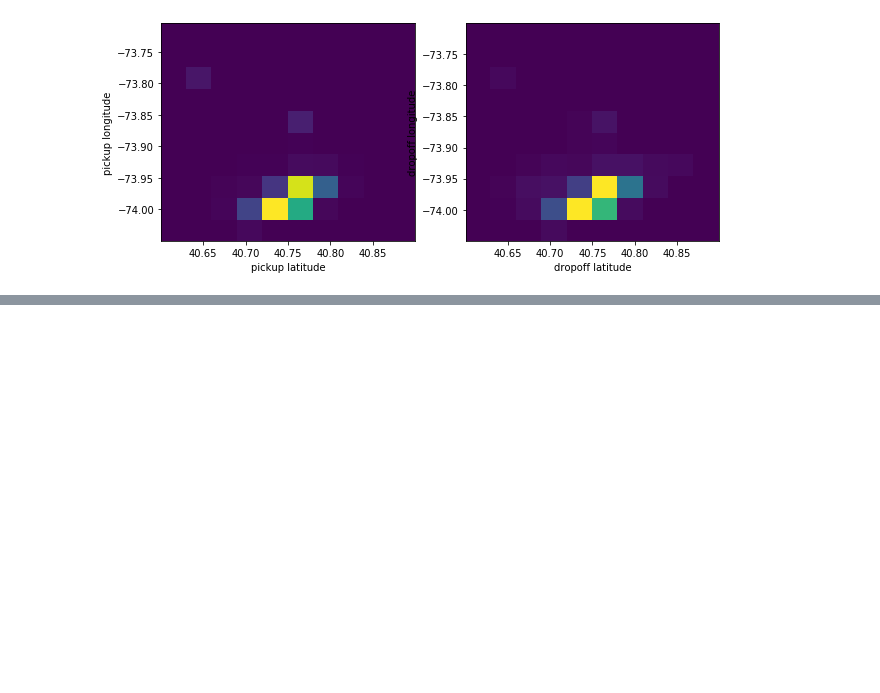
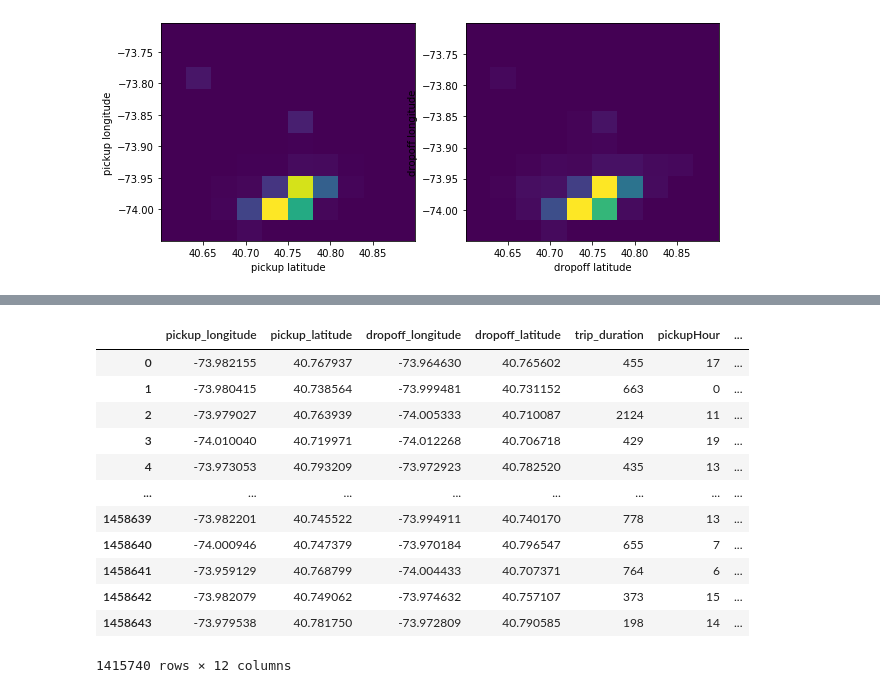
Before and after one commit to aemi-dev/td_taxidriver, a Jupyter notebook: precisePrediction.ipynb, the cells around one changed output, grey strips where cells are left out. Cells and saved outputs as stored; diff of their text form; code cells hidden in the pictures; blank space fills up the shorter version.

```diff
--- a/precisePrediction.ipynb
+++ b/precisePrediction.ipynb
@@ -285,3 +328,19 @@ See the caveats in the documentation: https://pandas.pydata.org/pandas-docs/stab
+# %%
+dfGood
+# %% [output]
+|  | pickup_longitude | pickup_latitude | dropoff_longitude | dropoff_latitude | trip_duration | pickupHour | ... |
+| 0 | -73.982155 | 40.767937 | -73.964630 | 40.765602 | 455 | 17 | ... |
+| 1 | -73.980415 | 40.738564 | -73.999481 | 40.731152 | 663 | 0 | ... |
+| 2 | -73.979027 | 40.763939 | -74.005333 | 40.710087 | 2124 | 11 | ... |
+| 3 | -74.010040 | 40.719971 | -74.012268 | 40.706718 | 429 | 19 | ... |
+| 4 | -73.973053 | 40.793209 | -73.972923 | 40.782520 | 435 | 13 | ... |
+| ... | ... | ... | ... | ... | ... | ... | ... |
+| 1458639 | -73.982201 | 40.745522 | -73.994911 | 40.740170 | 778 | 13 | ... |
+| 1458640 | -74.000946 | 40.747379 | -73.970184 | 40.796547 | 655 | 7 | ... |
+| 1458641 | -73.959129 | 40.768799 | -74.004433 | 40.707371 | 764 | 6 | ... |
+| 1458642 | -73.982079 | 40.749062 | -73.974632 | 40.757107 | 373 | 15 | ... |
+| 1458643 | -73.979538 | 40.781750 | -73.972809 | 40.790585 | 198 | 14 | ... |
+1415740 rows × 12 columns
 # %%
 # Maintenant que l'on a des données exploitable, on va pouvoir commencer l'entraînement (et croiser les doigts pour que ça marche mieux [edit] Oh que oui ça a mieu marché *_*)
 X = dfGood.loc[:,dfGood.columns != 'trip_duration']
```
Also changed, not shown: parts of 16 cells of this notebook, 1 other file.
